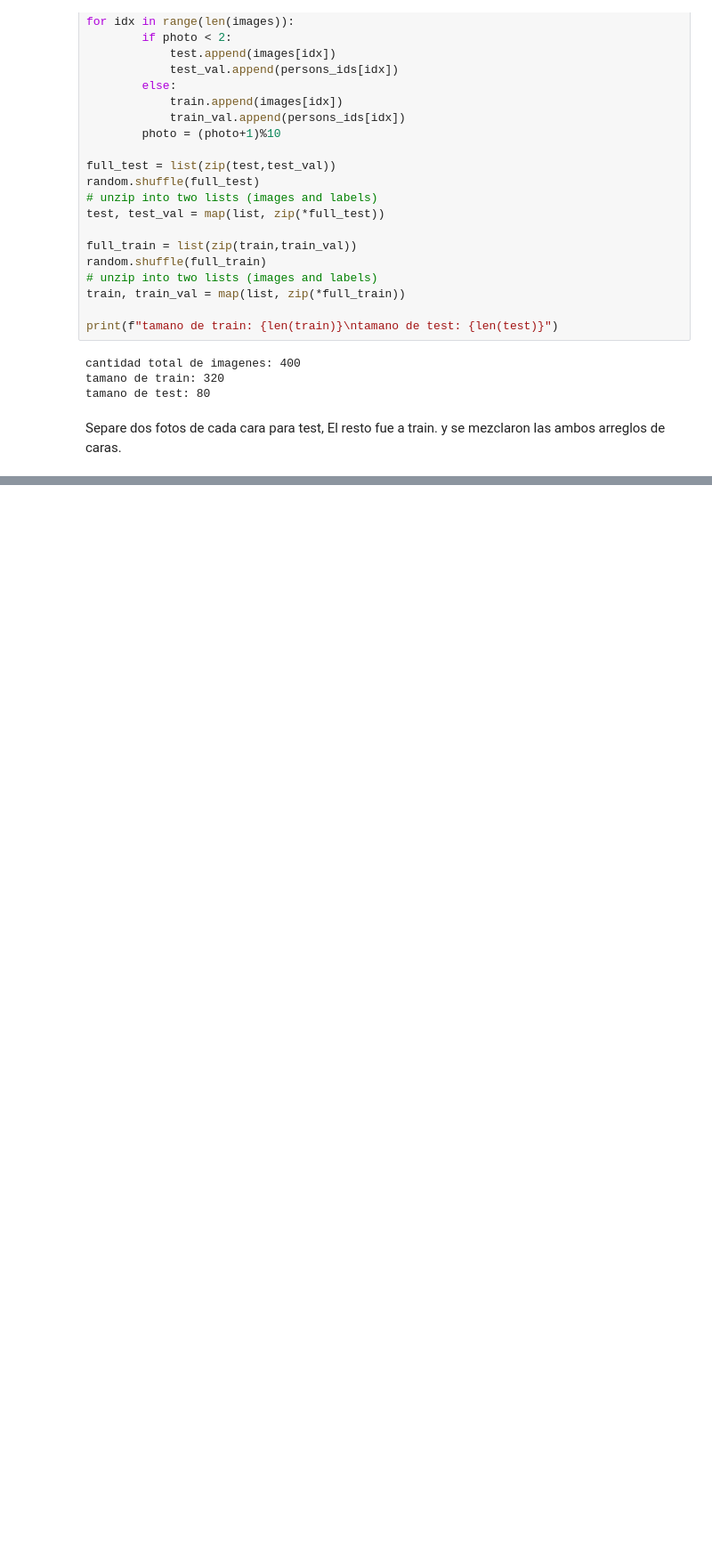
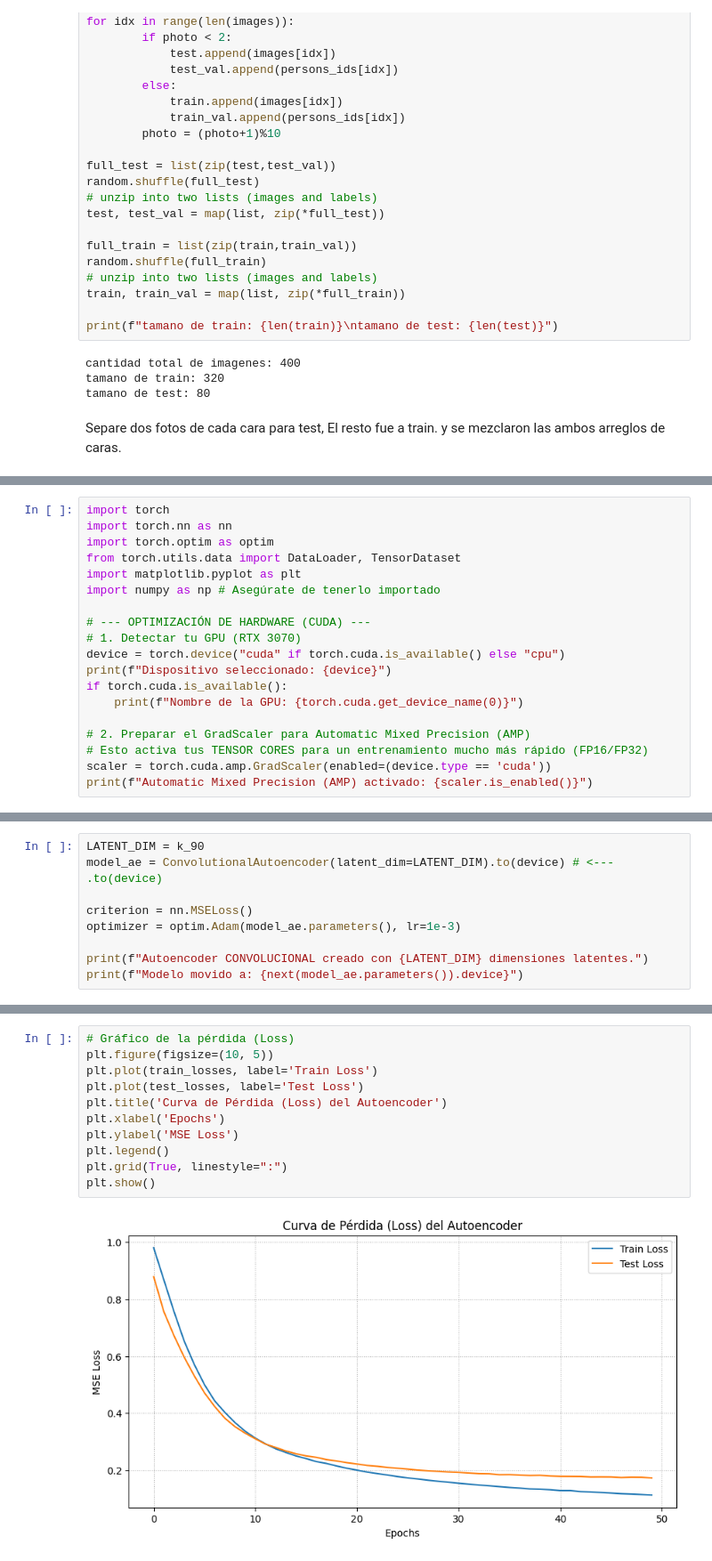
Before and after one commit to Santi2065/faces-pca-autoencoder-clustering, a Jupyter notebook: Groba_Santiago_Notebook_TP4.ipynb, the cells around one changed output, grey strips where cells are left out. Shown at 89% size. Drawn from its saved outputs; the diff is of its cells as text; blank space fills up the shorter version.

Commit message:
autoencoder terminado

```diff
--- a/Groba_Santiago_Notebook_TP4.ipynb
+++ b/Groba_Santiago_Notebook_TP4.ipynb
@@ -89,0 +229,19 @@ Separe dos fotos de cada cara para test, El resto fue a train. y se mezclaron la
+# %%
+import torch
+import torch.nn as nn
+import torch.optim as optim
+from torch.utils.data import DataLoader, TensorDataset
+import matplotlib.pyplot as plt
+import numpy as np # Asegúrate de tenerlo importado
+
+# --- OPTIMIZACIÓN DE HARDWARE (CUDA) ---
+# 1. Detectar tu GPU (RTX 3070)
+device = torch.device("cuda" if torch.cuda.is_available() else "cpu")
+print(f"Dispositivo seleccionado: {device}")
+if torch.cuda.is_available():
+    print(f"Nombre de la GPU: {torch.cuda.get_device_name(0)}")
+
+# 2. Preparar el GradScaler para Automatic Mixed Precision (AMP)
+# Esto activa tus TENSOR CORES para un entrenamiento mucho más rápido (FP16/FP32)
+scaler = torch.cuda.amp.GradScaler(enabled=(device.type == 'cuda'))
+print(f"Automatic Mixed Precision (AMP) activado: {scaler.is_enabled()}")
@@ -89,0 +359,9 @@ Separe dos fotos de cada cara para test, El resto fue a train. y se mezclaron la
+# %%
+LATENT_DIM = k_90
+model_ae = ConvolutionalAutoencoder(latent_dim=LATENT_DIM).to(device) # <--- .to(device)
+
+criterion = nn.MSELoss()
+optimizer = optim.Adam(model_ae.parameters(), lr=1e-3)
+
+print(f"Autoencoder CONVOLUCIONAL creado con {LATENT_DIM} dimensiones latentes.")
+print(f"Modelo movido a: {next(model_ae.parameters()).device}")
@@ -89,0 +449,13 @@ Separe dos fotos de cada cara para test, El resto fue a train. y se mezclaron la
+# %%
+# Gráfico de la pérdida (Loss)
+plt.figure(figsize=(10, 5))
+plt.plot(train_losses, label='Train Loss')
+plt.plot(test_losses, label='Test Loss')
+plt.title('Curva de Pérdida (Loss) del Autoencoder')
+plt.xlabel('Epochs')
+plt.ylabel('MSE Loss')
+plt.legend()
+plt.grid(True, linestyle=":")
+plt.show()
+# %% [output]
+[figure, added]
```
Also changed, not shown: parts of 11 cells of this notebook, 3 other files.
